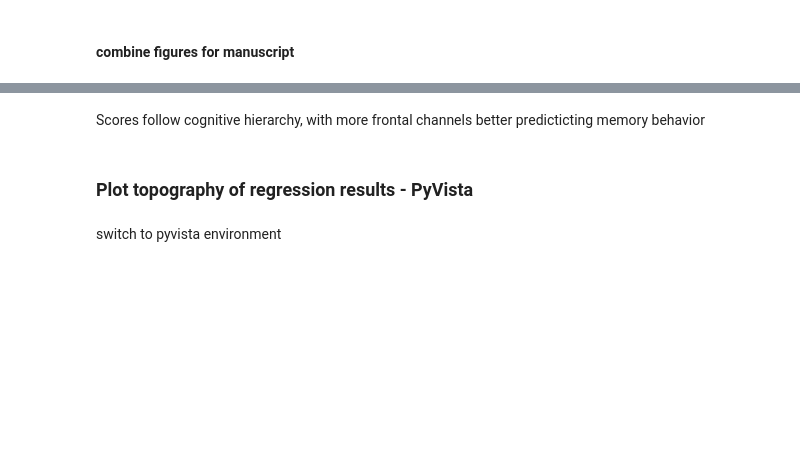
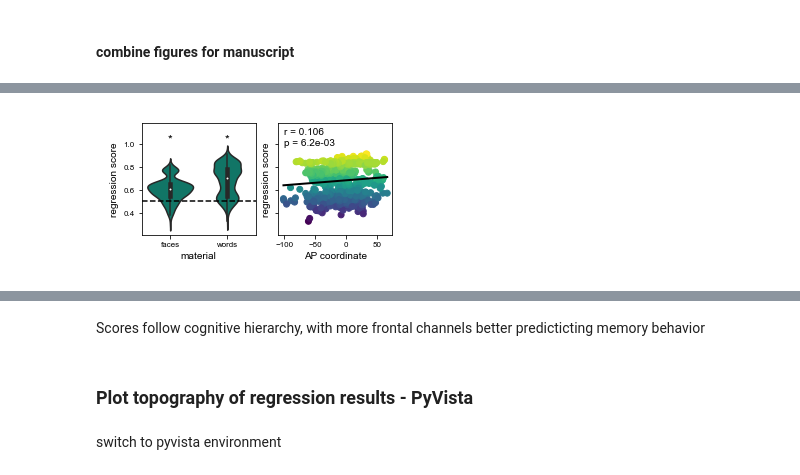
Before and after one commit to voytekresearch/oscillation_vs_exponent, a Jupyter notebook: notebooks/model_behavior.ipynb, the cells around one changed output, grey strips where cells are left out. Cells and saved outputs as stored; diff of their text form; code cells hidden in the pictures; blank space fills up the shorter version.

```diff
--- a/notebooks/model_behavior.ipynb
+++ b/notebooks/model_behavior.ipynb
@@ -716,0 +846,57 @@ plt.savefig(f"{PROJECT_PATH}/figures/main_figures/model_behavior_bcd.png")
+# %%
+# manuscript figure
+
+# plot one material at a time
+MATERIAL = 'words'
+
+# init
+fig, (ax_b, ax_c) = plt.subplots(1, 2, figsize=[4, 2], sharey=True,
+                                 constrained_layout=True)
+
+
+# B. plot violin plot of regression scores =====================================
+# set plotting params
+plotting_params = {
+    'data'  :   df,
+    'x'     :   'material',
+    'y'     :   'score',
+}
+
+# plot
+sns.violinplot(**plotting_params, ax=ax_b, color=COLORS['blue'])
+ax_b.axhline(chance, color='k', linestyle='--')
+ax_b.set_ylim([np.min(df['score'])-np.min(df['score'])*0.3, np.max(df['score'])*1.3])
+ax_b.set(ylabel='regression score')
+
+# add significance markers
+for i_material, material in enumerate(['words', 'faces']):
+    data = df.loc[df['material']==material, 'score']
+    data = data[~np.isnan(data)]
+    t, p = ttest_1samp(data, chance)
+    if p < 0.05:
+        ax_b.text(i_material, np.max(df['score'])*1.15, '*', fontsize=12, ha='center', va='center')
+
+# C. scatter plot: correlate regresion score and AP coordinate =================
+
+# drop NaN
+df_c = df.dropna()
+df_c = df_c.loc[df_c['material']==MATERIAL]
+x_data = df_c['pos_y']
+y_data = df_c['score']
+
+# plot data
+ax_c.scatter(x_data, y_data, c=y_data, cmap='viridis')
+ax_c.set(xlabel=f"AP coordinate", ylabel="regression score")
+
+# run regression and plot results
+stats = linregress(x_data, y_data)
+t_lin = np.linspace(np.nanmin(x_data), np.nanmax(x_data), 100)
+lin = stats.slope * t_lin + stats.intercept
+ax_c.plot(t_lin, lin, color='k', linewidth=2)
+ax_c.text(0.05, 0.8, f"r = {stats.rvalue:0.3f}\np = {stats.pvalue:0.1e}",
+        transform=ax_c.transAxes, backgroundcolor='w')
+
+# save fig
+plt.savefig(f"{PROJECT_PATH}/figures/main_figures/model_behavior_bc.png")
+# %% [output]
+[figure, added]
```
Also changed, not shown: parts of 18 cells of this notebook.
